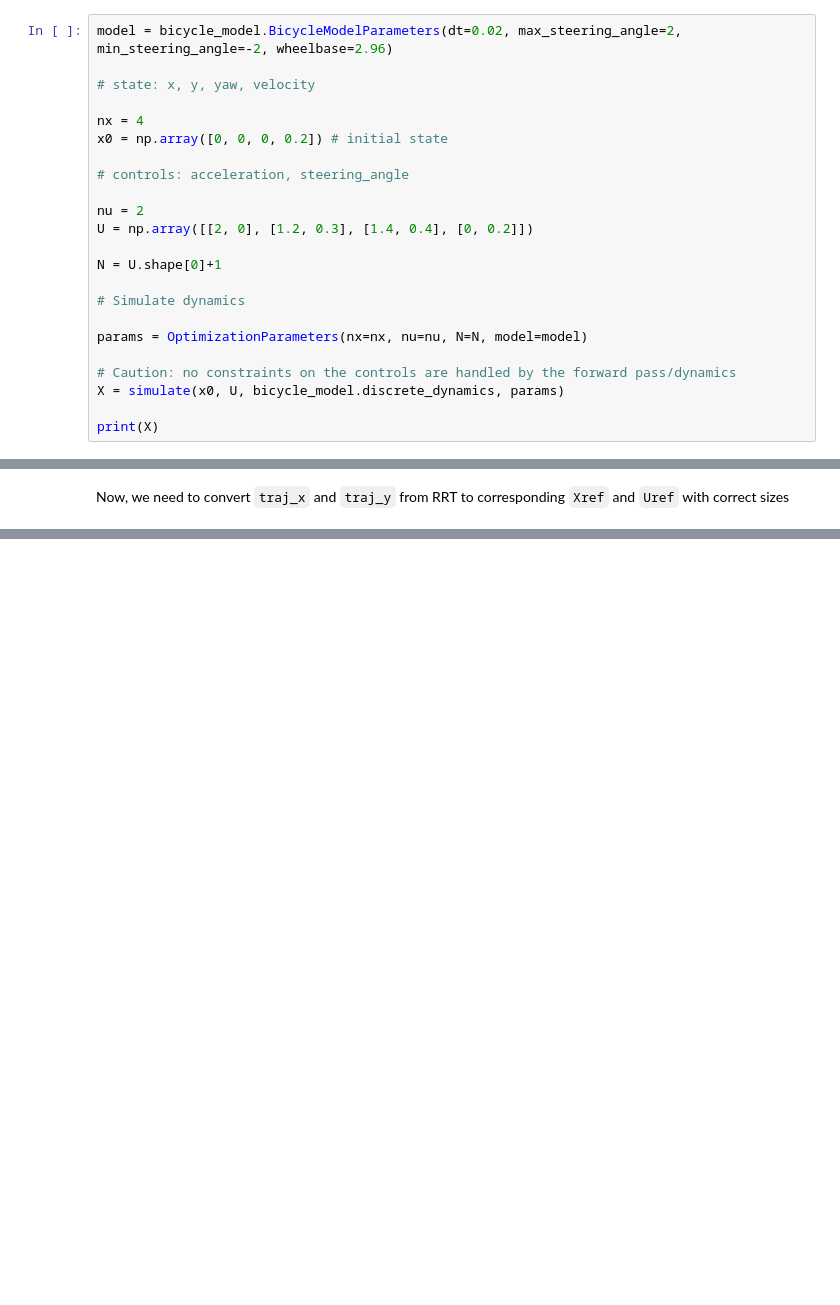
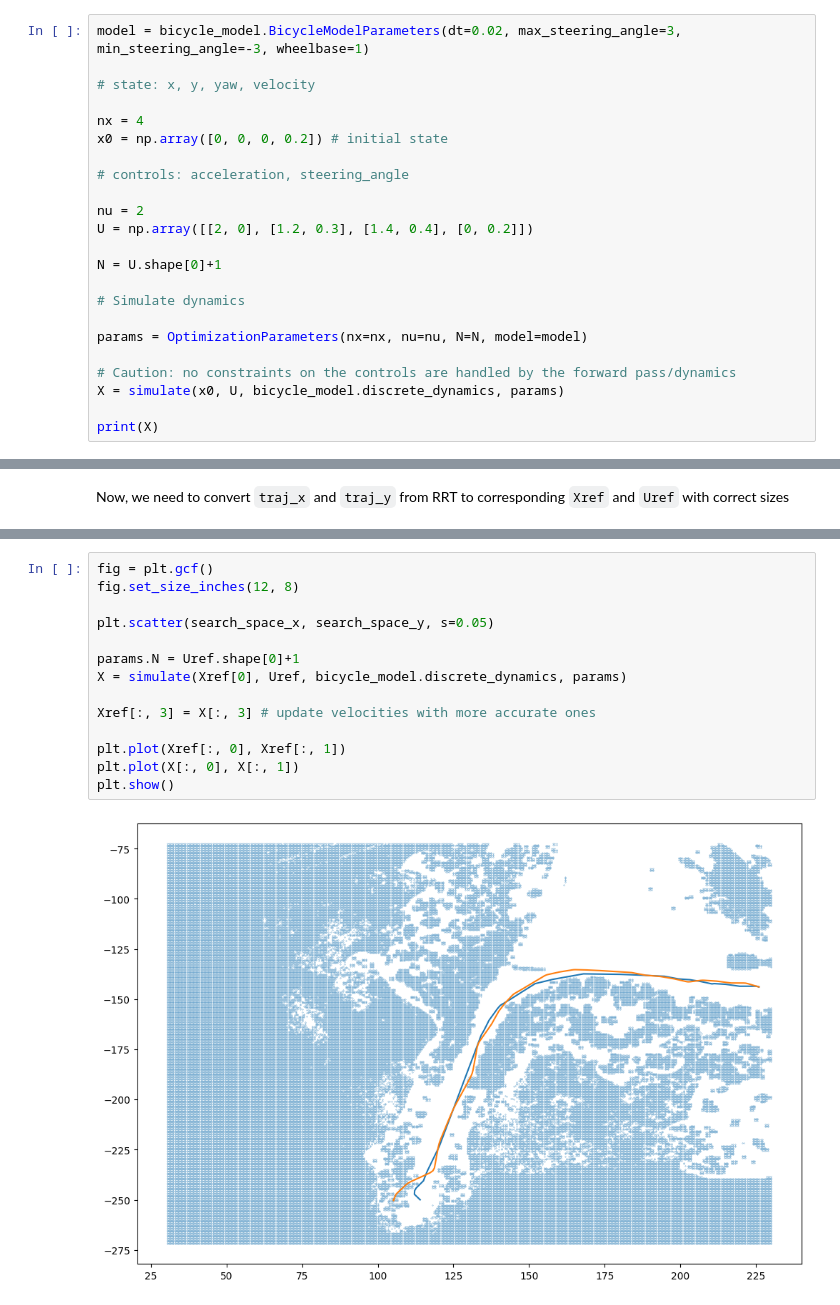
Before and after one commit to Antoine-Bergerault/OCRL-Project, a Jupyter notebook: main.ipynb, the cells around one changed output, grey strips where cells are left out. Cells and saved outputs as stored; diff of their text form; blank space fills up the shorter version.

```diff
--- a/main.ipynb
+++ b/main.ipynb
@@ -89,7 +79,7 @@ import optimization.quadratic as qr
 # %% [markdown]
 ## Simple example
 # %%
-model = bicycle_model.BicycleModelParameters(dt=0.02, max_steering_angle=2, min_steering_angle=-2, wheelbase=2.96)
+model = bicycle_model.BicycleModelParameters(dt=0.02, max_steering_angle=3, min_steering_angle=-3, wheelbase=1)
 
 # state: x, y, yaw, velocity
 
@@ -127,3 +167,19 @@ N = traj_x.shape[0] # size determined by RRT
+# %%
+fig = plt.gcf()
+fig.set_size_inches(12, 8)
+
+plt.scatter(search_space_x, search_space_y, s=0.05)
+
+params.N = Uref.shape[0]+1
+X = simulate(Xref[0], Uref, bicycle_model.discrete_dynamics, params)
+
+Xref[:, 3] = X[:, 3] # update velocities with more accurate ones
+
+plt.plot(Xref[:, 0], Xref[:, 1])
+plt.plot(X[:, 0], X[:, 1])
+plt.show()
+# %% [output]
+[figure, added]
 # %%
 # problem size
 dt = model.dt
```
Also changed, not shown: parts of 6 cells of this notebook, 3 other files.
